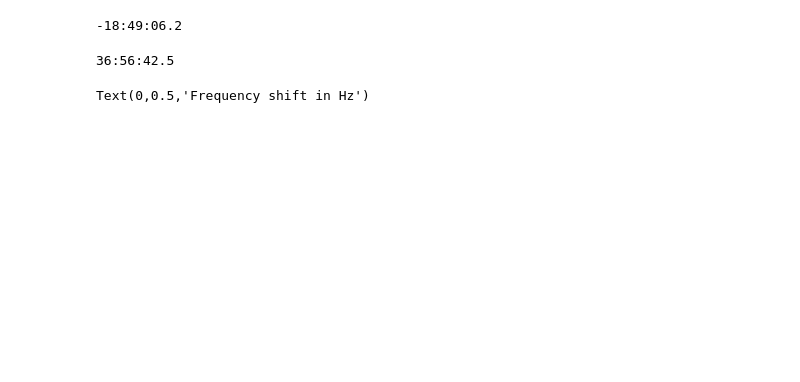
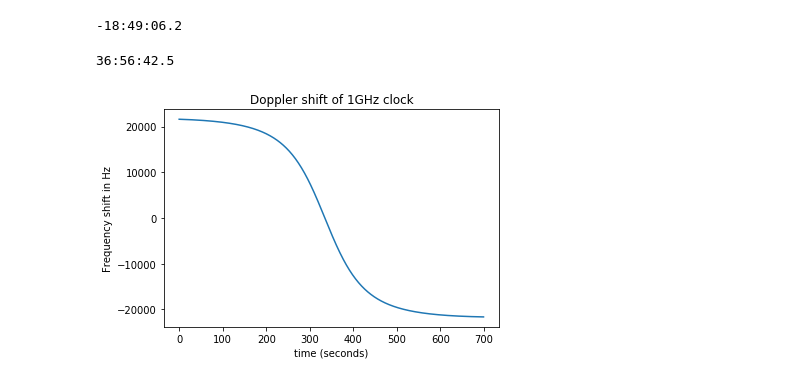
Before and after one commit to tanvirulz/clockSyncLEO, a Jupyter notebook: DopplerShiftLEO.ipynb, the cells around one changed output. Saved outputs shown, nothing was run; the diff lists cells and outputs as text; code cells hidden in the pictures; blank space fills up the shorter version.

```diff
--- a/DopplerShiftLEO.ipynb
+++ b/DopplerShiftLEO.ipynb
@@ -138,7 +134,7 @@ start_time = ephem.Date('2018/10/19 04:53:01')
 v_list = []
 t_list = []
 alt_list = []
-for i in range (600):
+for i in range (700):
     d_time = ephem.Date(start_time + (ephem.second * i  ) )
     my_loc.date = d_time
     my_sat.compute(my_loc)
@@ -158,9 +154,11 @@ for dv in v_list:
     df = -(dv /ephem.c) * f
     df_list.append(df)
 # %%
-plt.plot(nt_list,df_list)
+plt.plot(nt_list,df_list, label="1GHz")
 plt.title('Doppler shift of 1GHz clock')
 plt.xlabel("time (seconds)")
 plt.ylabel('Frequency shift in Hz')
+plt.savefig("DopplerShift1GHz.png")
+plt.show()
 # %% [output]
-Text(0,0.5,'Frequency shift in Hz')
+[figure, added]
```
Also changed, not shown: parts of 12 cells of this notebook, 5 other files.
